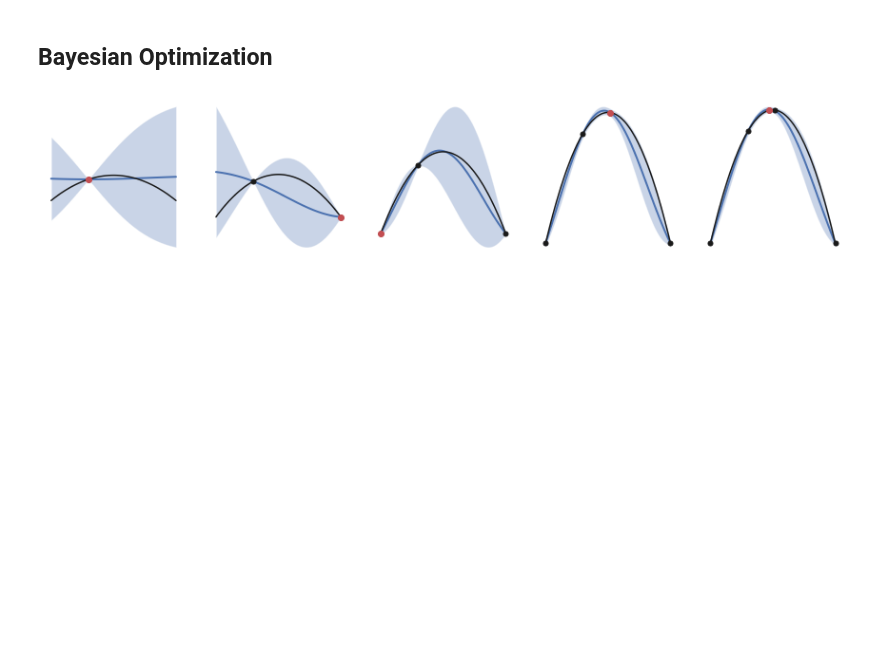
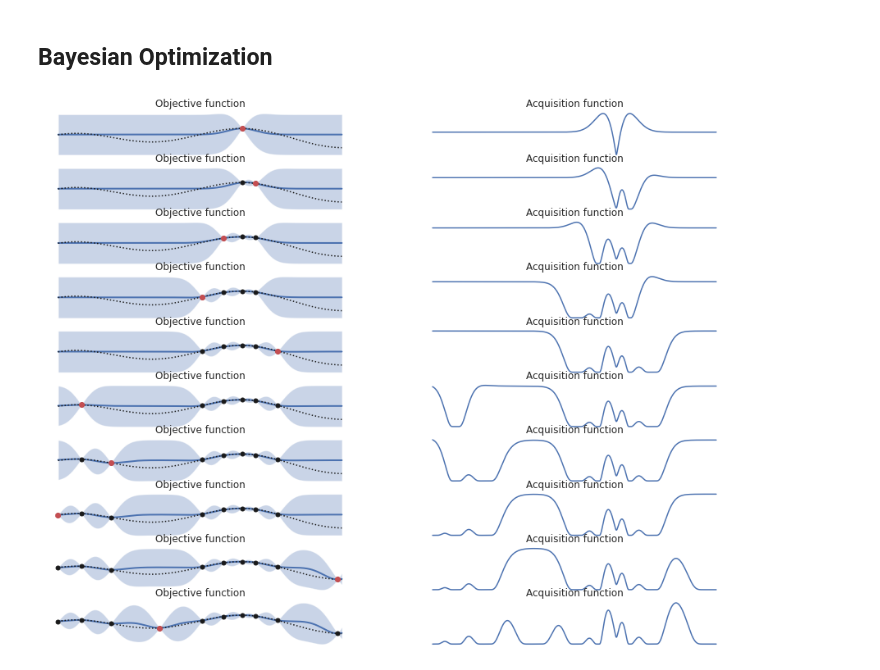
Before and after one commit to parkerowan/libsia, a Jupyter notebook: docs/optimizers/optimizers.ipynb, the cells around one changed output. Drawn from its saved outputs; the diff is of its cells as text; code cells hidden in the pictures; blank space fills up the shorter version.

```diff
--- a/docs/optimizers/optimizers.ipynb
+++ b/docs/optimizers/optimizers.ipynb
@@ -18,46 +18,53 @@ generator.seed(10)
 # %%
 # Define a simple objective function
 def objective(x: float) -> float:
-    return -x ** 2
+    # return -x ** 2
+    return np.sin(5 * x) - x**2
+
+# Evaluate the true objective
+xtest = np.linspace(-1, 1, 1001)
+ytest = objective(xtest)
 
 # Create the optimizer
-bo = sia.BayesianOptimizer(lower=np.array([-1]), upper=np.array([1]))
+EI = sia.AcquisitionType.EXPECTED_IMPROVEMENT
+bo = sia.BayesianOptimizer(lower=np.array([-1]), upper=np.array([1]), acquisition=EI)
 
 # Plot the raw data
-f, ax = plt.subplots(nrows=1, ncols=5, figsize=(15, 3))
-ax = ax.flat
+n_samples = 10
+f, ax = plt.subplots(nrows=n_samples, ncols=2, figsize=(15, 12))
 sns.despine(f, left=True, bottom=True)
-
-X = np.array([])
-Y = np.array([])
-
-for i in range(len(ax)):
+for i in range(n_samples):
     # Perform a step of the Bayesian optimization
     x = bo.selectNextSample()
     y = objective(x)
     bo.addDataPoint(x, y[0])
     bo.updateModel()
 
-    X = np.hstack((X, x))
-    Y = np.hstack((Y, y))
-
     # Evaluate the surrogate model
     surrogate = bo.surrogate()
-    xtest = np.linspace(-1, 1, 101)
-    ytest = objective(xtest)
+    xopt = bo.getSolution()
+    yopt = surrogate.objective(xopt).mean()[0]
+    X = surrogate.inputData()
+    Y = surrogate.outputData()
+    atest = [surrogate.acquisition([xt], yopt, EI) for xt in xtest]
     gpr_mu = np.zeros(len(xtest))
     gpr_std = np.zeros(len(xtest))
     for k in range(len(xtest)):
         gaussian = surrogate.objective(np.array([xtest[k]]))
         gpr_mu[k] = gaussian.mean()[0]
         gpr_std[k] = np.sqrt(gaussian.covariance()[0, 0])
 
     # Plot the belief for each axis and overlay the training data
-    ax[i].fill_between(xtest, gpr_mu + 3 * gpr_std, gpr_mu - 3 * gpr_std,  alpha=0.3)
-    ax[i].plot(xtest, gpr_mu, 'b', lw=2)
-    ax[i].plot(xtest, ytest, '-k')
-    ax[i].plot(X, Y, '.k', ms=10)
-    ax[i].plot(x, y, '.r', ms=12)
-    ax[i].axis("off")
+    ax[i, 0].fill_between(xtest, gpr_mu + 3 * gpr_std, gpr_mu - 3 * gpr_std,  alpha=0.3)
+    ax[i, 0].plot(xtest, gpr_mu, 'b', lw=2)
+    ax[i, 0].plot(xtest, ytest, ':k')
+    ax[i, 0].plot(X, Y, '.k', ms=10)
+    ax[i, 0].plot(x, y, '.r', ms=12)
+    ax[i, 0].axis("off")
+    ax[i, 0].set_title("Objective function")
+
+    ax[i, 1].plot(xtest, atest)
+    ax[i, 1].set_title("Acquisition function")
+    ax[i, 1].axis("off")
 # %% [output]
-[figure, old version]
+[figure, new version]
```
Also changed, not shown: 4 other files.
